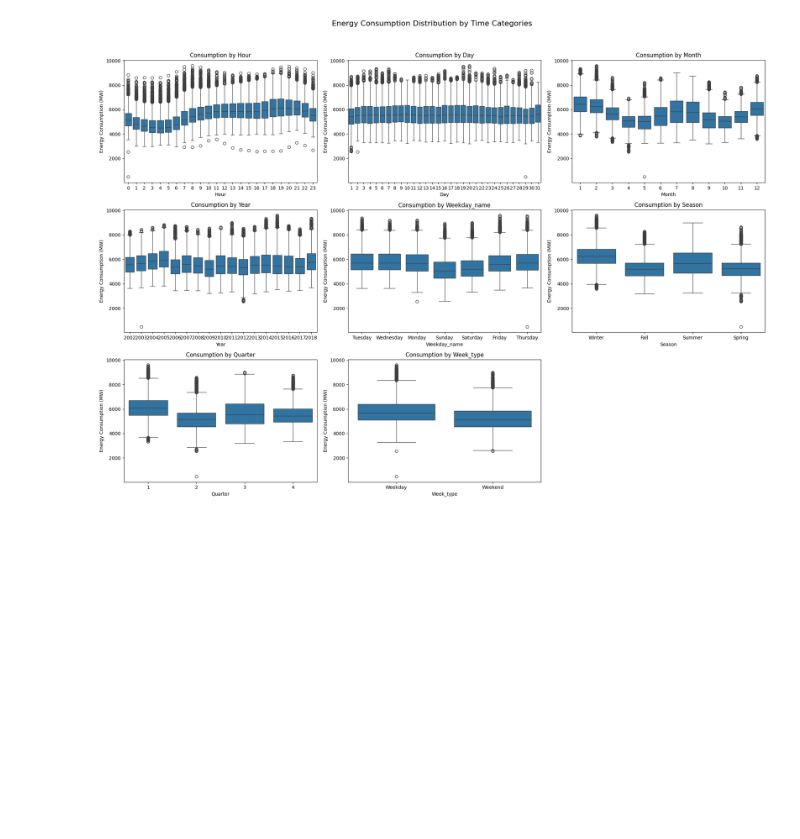
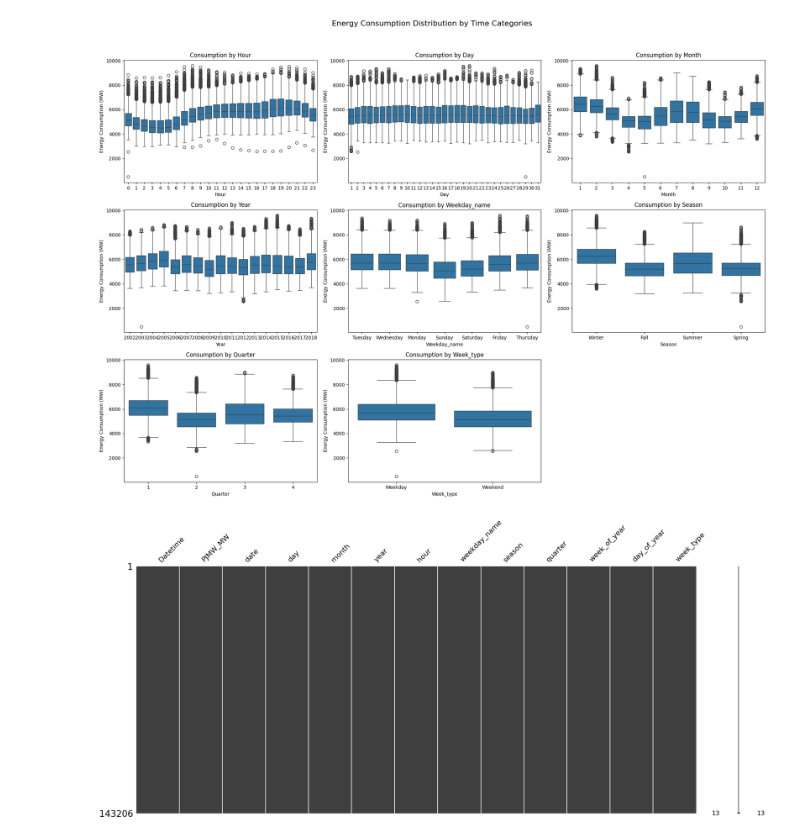
Before and after one commit to BenRoshan100/Power-Consumption-Forecasting, a Jupyter notebook: power_forecasting_eda.ipynb, the cells around one changed output. Saved outputs shown, nothing was run; the diff lists cells and outputs as text; code cells hidden in the pictures; blank space fills up the shorter version.

Commit message:
Added some plots

```diff
--- a/power_forecasting_eda.ipynb
+++ b/power_forecasting_eda.ipynb
@@ -170,3 +169,8 @@ plt.tight_layout(rect=[0, 0.03, 1, 0.95])
 plt.show()
 # %% [output]
 [figure]
+# %%
+msno.matrix(power_forecasting)
+plt.show()
+# %% [output]
+[figure, added]
```
Also changed, not shown: parts of 5 cells of this notebook, 2 other files.
